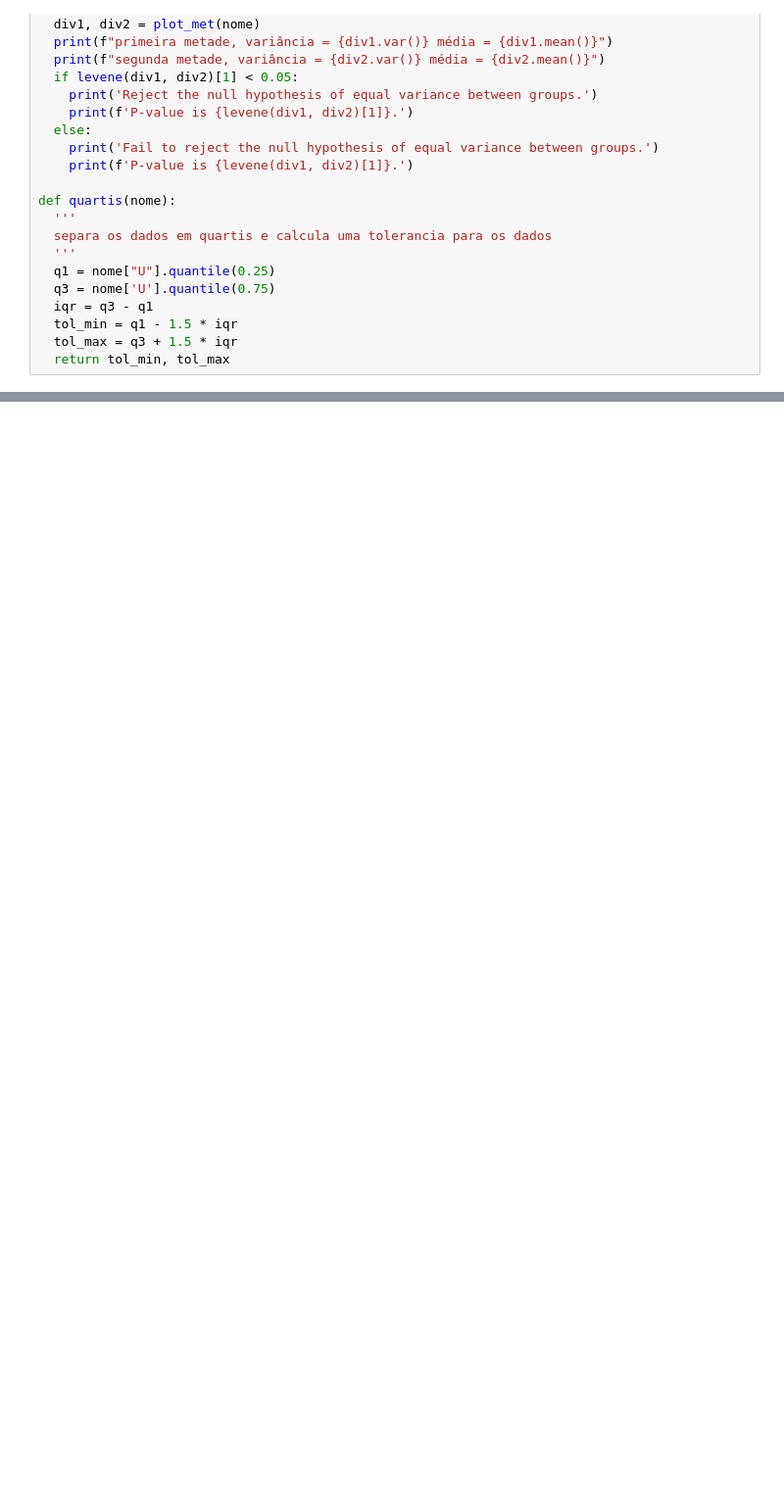
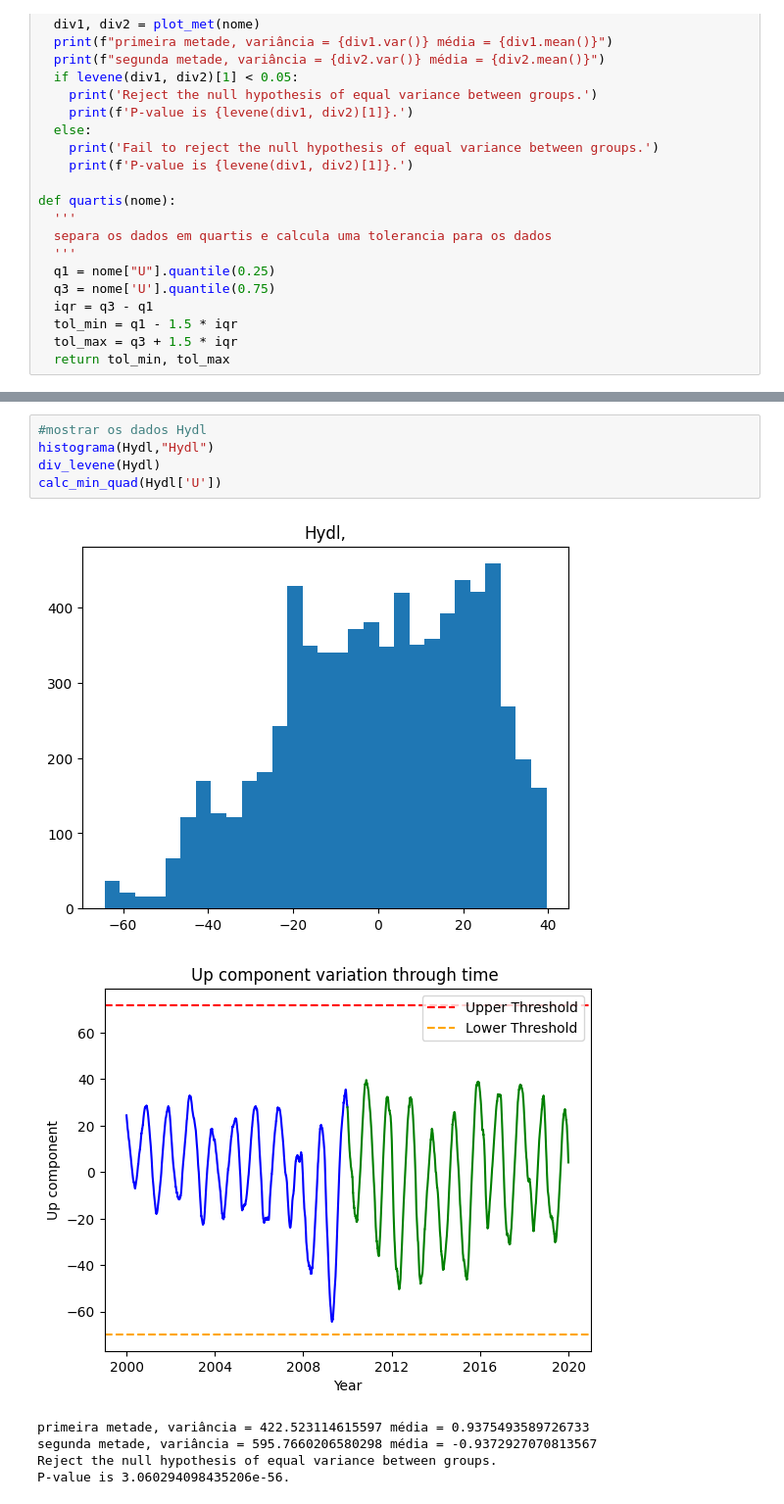
Before and after one commit to Gabxist/I.C., a Jupyter notebook: código_para_juntar_dados.ipynb, the cells around one changed output, grey strips where cells are left out. Shown at 98% size. Cells and saved outputs as stored; diff of their text form; blank space fills up the shorter version.

```diff
--- a/código_para_juntar_dados.ipynb
+++ b/código_para_juntar_dados.ipynb
@@ -208,0 +237,12 @@ P-value is 3.060294098435206e-56.
+# %%
+#mostrar os dados Hydl
+histograma(Hydl,"Hydl")
+div_levene(Hydl)
+calc_min_quad(Hydl['U'])
+# %% [output]
+[figure, added]
+[figure, added]
+primeira metade, variância = 422.523114615597 média = 0.9375493589726733
+segunda metade, variância = 595.7660206580298 média = -0.9372927070813567
+Reject the null hypothesis of equal variance between groups.
+P-value is 3.060294098435206e-56.
```
Also changed, not shown: parts of 16 cells of this notebook.
